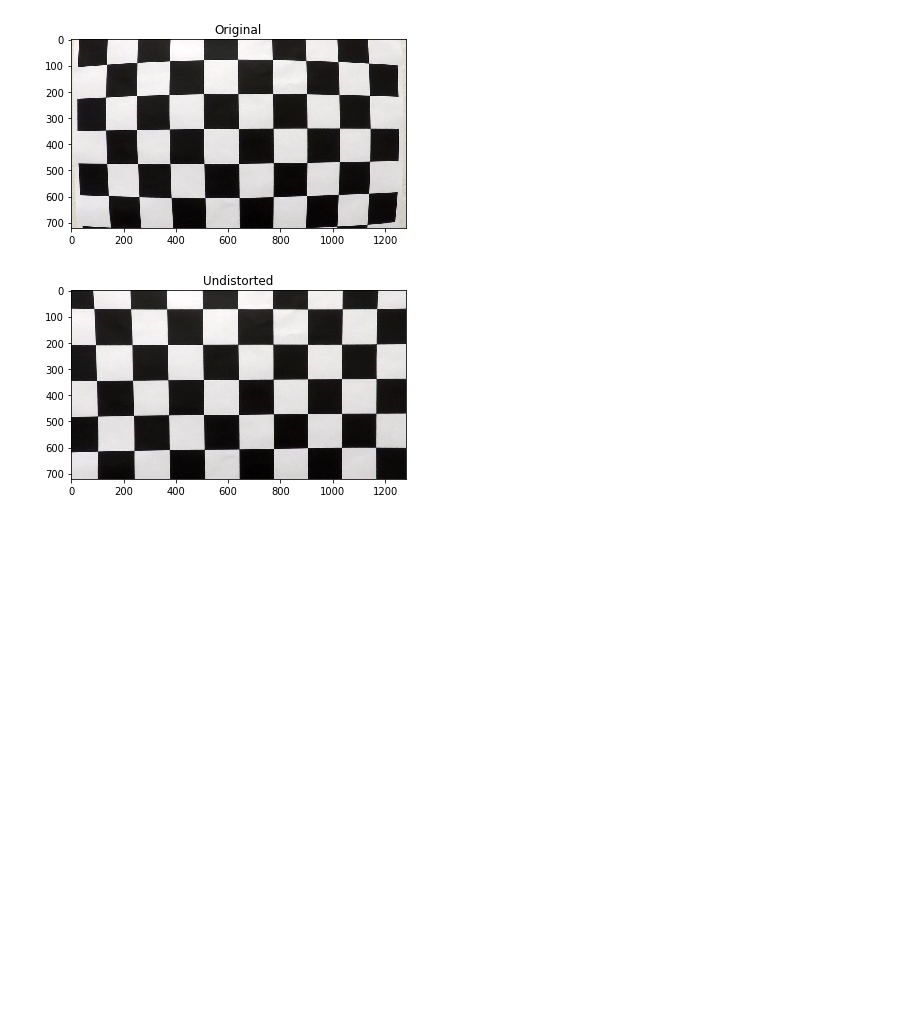
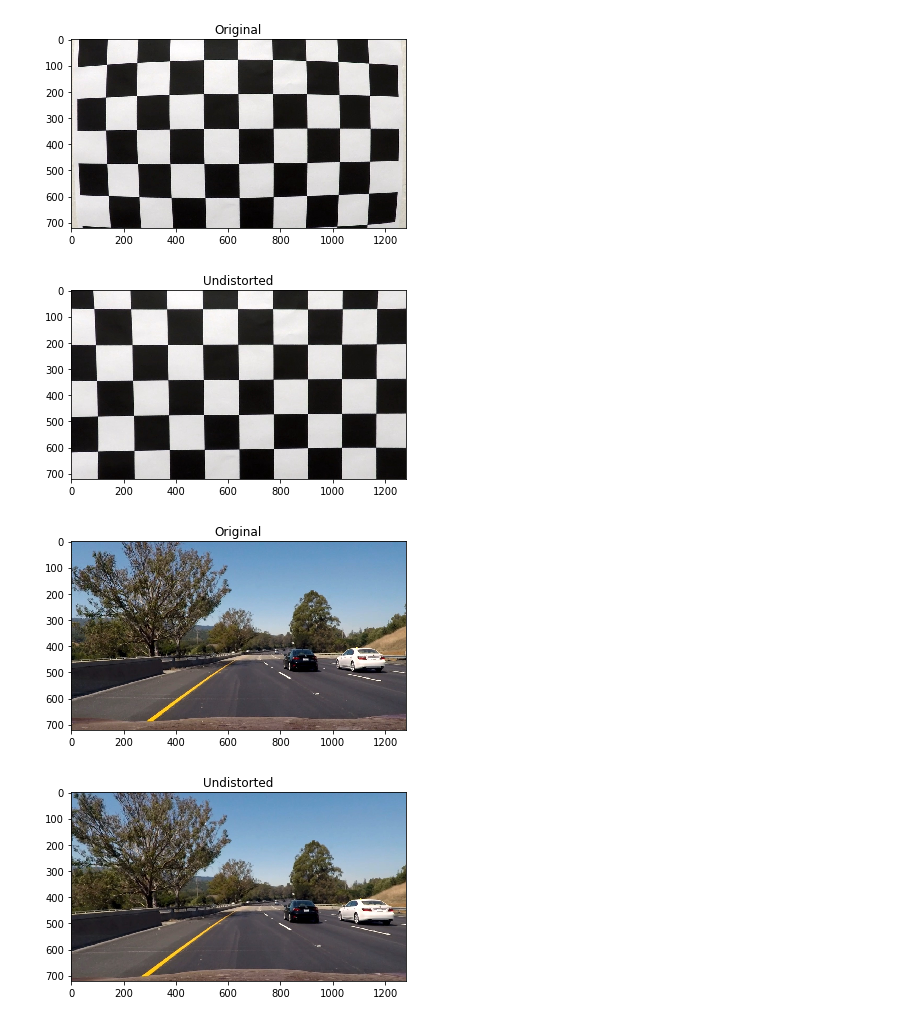
Before and after one commit to dzhgarkava/CarND-P4-Advanced-Lane-Finding, a Jupyter notebook: CarND-P4-Advanced-Line-Finding.ipynb, the cells around one changed output. Drawn from its saved outputs; the diff is of its cells as text; code cells hidden in the pictures; blank space fills up the shorter version.

Commit message:
Added undistorted road image

```diff
--- a/CarND-P4-Advanced-Line-Finding.ipynb
+++ b/CarND-P4-Advanced-Line-Finding.ipynb
@@ -39,3 +39,16 @@ plt.show()
 # %% [output]
 [figure]
 [figure]
+# %%
+test_dst = mpimg.imread('test_images/test6.jpg')
+test_undst = cv2.undistort(test_dst, mtx, dist, None, mtx)
+
+plt.title('Original')
+plt.imshow(test_dst)
+plt.show()
+plt.title('Undistorted')
+plt.imshow(test_undst)
+plt.show()
+# %% [output]
+[figure, added]
+[figure, added]
```
Also changed, not shown: parts of 1 cell of this notebook, 3 other files.
